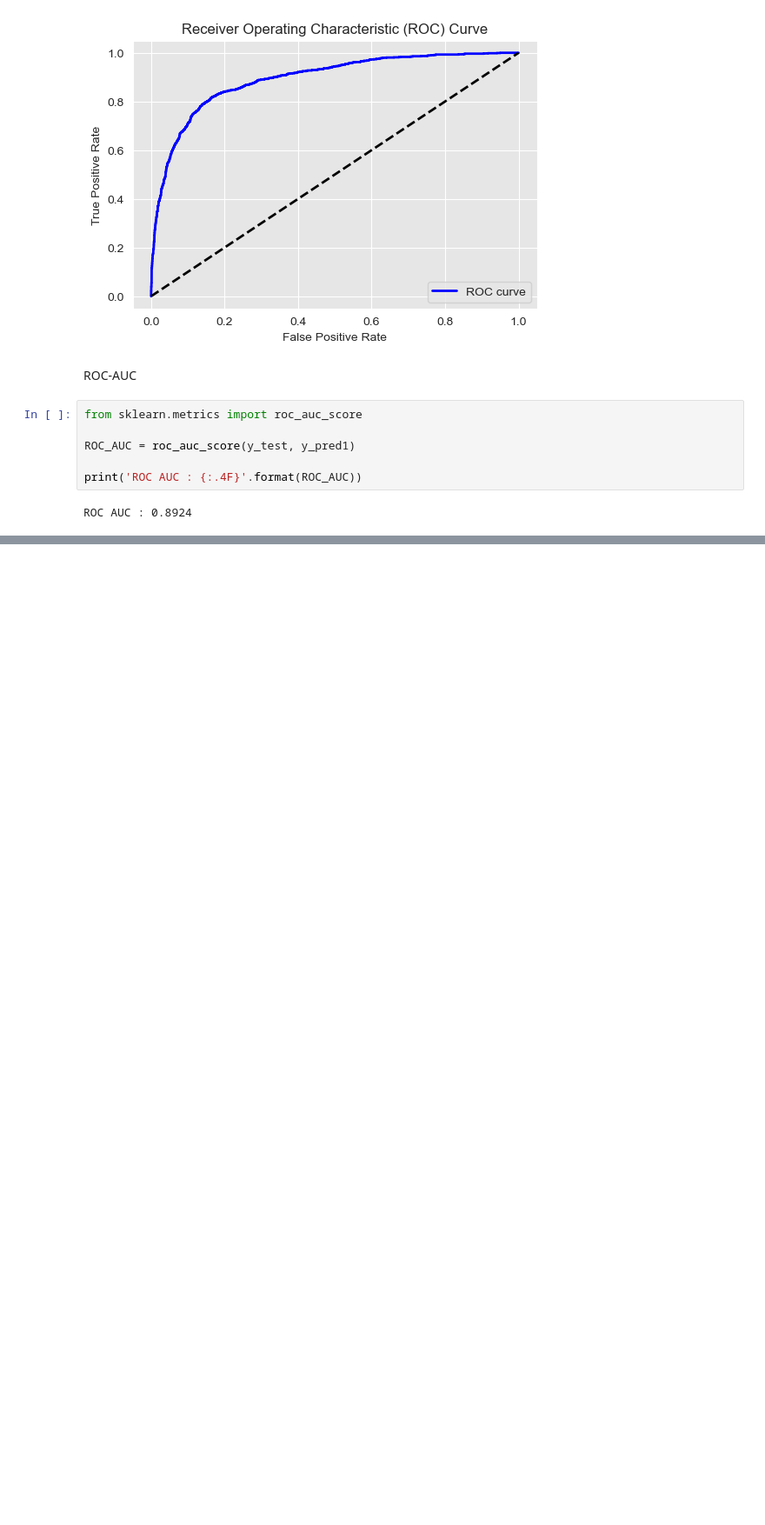
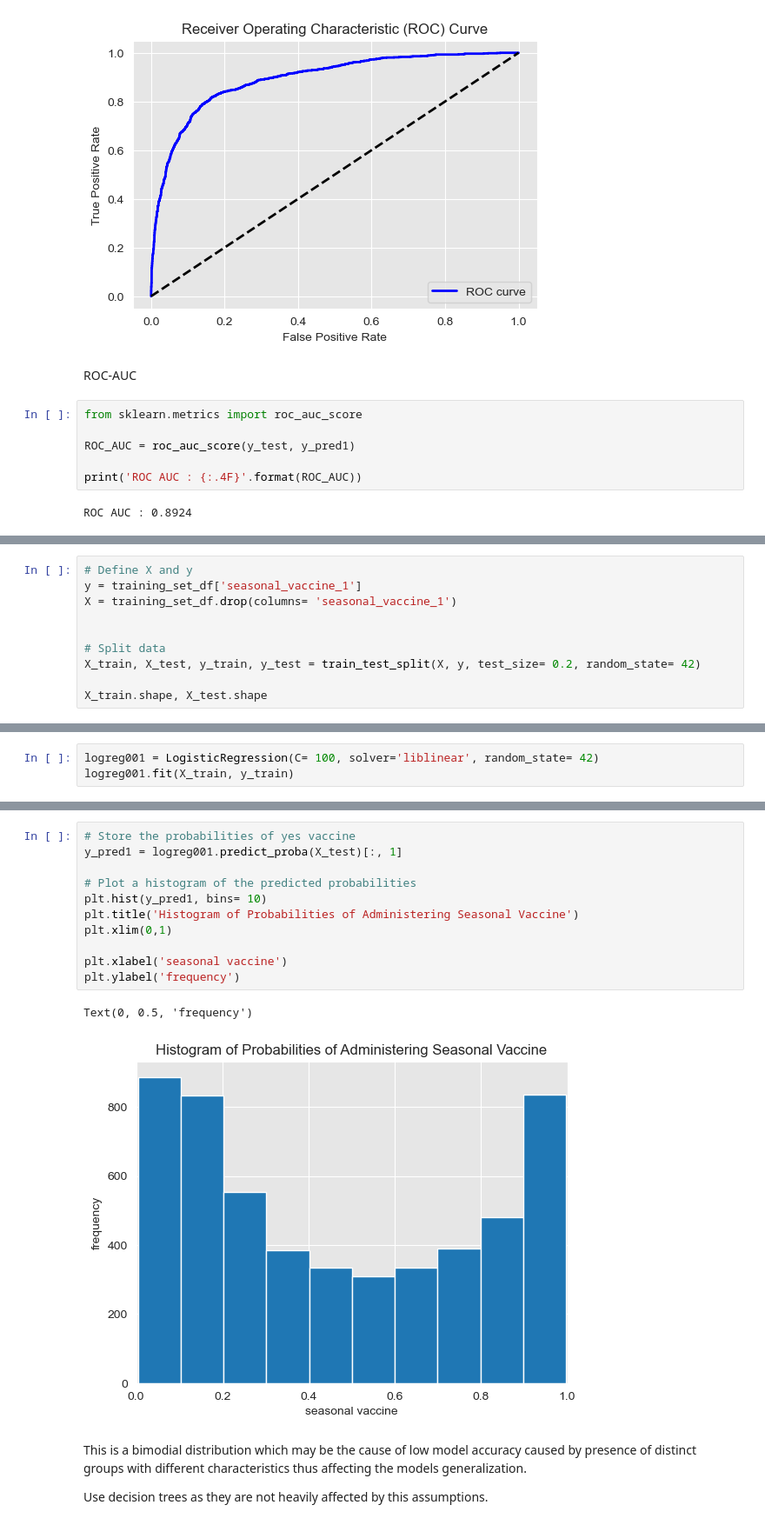
Before and after one commit to AwuorJ/Machine_Learning_Analysis_of_Gaps_in_Africas_Global_Health_Crisis_Response, a Jupyter notebook: workbook.ipynb, the cells around one changed output, grey strips where cells are left out. Shown at 87% size. Drawn from its saved outputs; the diff is of its cells as text; blank space fills up the shorter version.

Commit message:
Move to decision trees

```diff
--- a/workbook.ipynb
+++ b/workbook.ipynb
@@ -615,0 +660,10 @@ ROC AUC : 0.8924
+# %%
+# Define X and y
+y = training_set_df['seasonal_vaccine_1']
+X = training_set_df.drop(columns= 'seasonal_vaccine_1')
+
+
+# Split data
+X_train, X_test, y_train, y_test = train_test_split(X, y, test_size= 0.2, random_state= 42)
+
+X_train.shape, X_test.shape
@@ -615,0 +687,3 @@ ROC AUC : 0.8924
+# %%
+logreg001 = LogisticRegression(C= 100, solver='liblinear', random_state= 42)
+logreg001.fit(X_train, y_train)
@@ -615,0 +764,18 @@ ROC AUC : 0.8924
+# %%
+# Store the probabilities of yes vaccine
+y_pred1 = logreg001.predict_proba(X_test)[:, 1]
+
+# Plot a histogram of the predicted probabilities
+plt.hist(y_pred1, bins= 10)
+plt.title('Histogram of Probabilities of Administering Seasonal Vaccine')
+plt.xlim(0,1)
+
+plt.xlabel('seasonal vaccine')
+plt.ylabel('frequency')
+# %% [output]
+Text(0, 0.5, 'frequency')
+[figure, added]
+# %% [markdown]
+This is a bimodial distribution which may be the cause of low model accuracy caused by presence of distinct groups with different characteristics thus affecting the models generalization.
+
+Use decision trees as they are not heavily affected by this assumptions.
```
Also changed, not shown: parts of 26 cells of this notebook.
